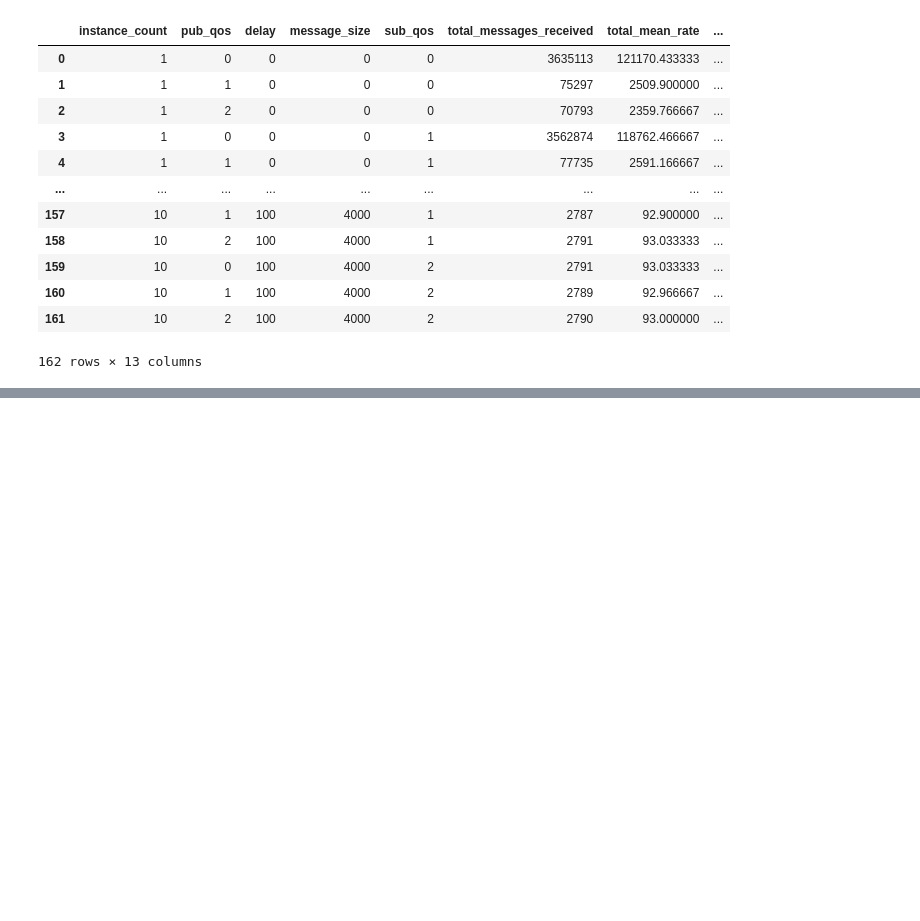
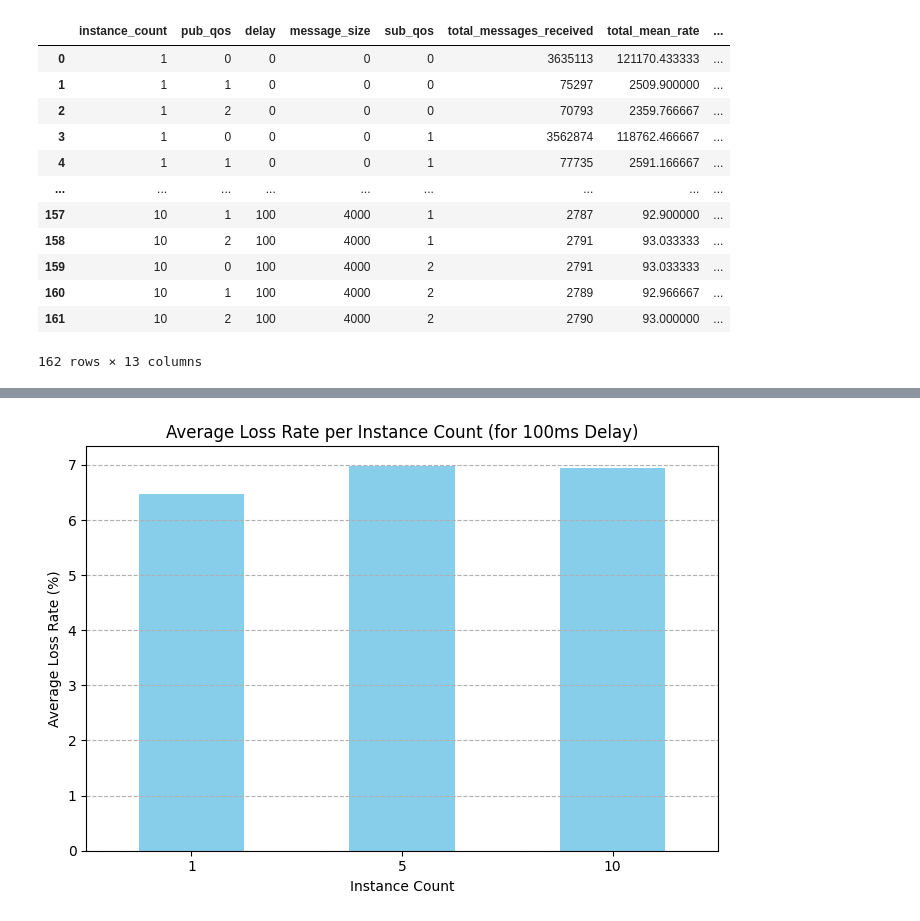
Before and after one commit to thanhnguyen123-dev/MQTT-Model, a Jupyter notebook: data_analysis.ipynb, the cells around one changed output, grey strips where cells are left out. Saved outputs shown, nothing was run; the diff lists cells and outputs as text; code cells hidden in the pictures; blank space fills up the shorter version.

```diff
--- a/data_analysis.ipynb
+++ b/data_analysis.ipynb
@@ -45,0 +52,18 @@ sns.set_theme(styles="whitegrid")
+# %%
+# Filter DataFrame for 0ms delay
+df_0_delay = df[df['delay'] == 100]
+
+# Group by instance_count and calculate the mean of average_loss_rate
+average_loss_rate_per_instance_0_delay = df_0_delay.groupby('instance_count')['average_loss_rate'].mean()
+
+plt.figure(figsize=FIG_SIZE)
+average_loss_rate_per_instance_0_delay.plot(kind='bar', color='skyblue')
+plt.title('Average Loss Rate per Instance Count (for 100ms Delay)')
+plt.xlabel('Instance Count')
+plt.ylabel('Average Loss Rate (%)')
+plt.xticks(rotation=0)
+plt.grid(axis='y', linestyle='--')
+plt.tight_layout()
+plt.show()
+# %% [output]
+[figure, added]
```
Also changed, not shown: parts of 11 cells of this notebook, 4 other files.
